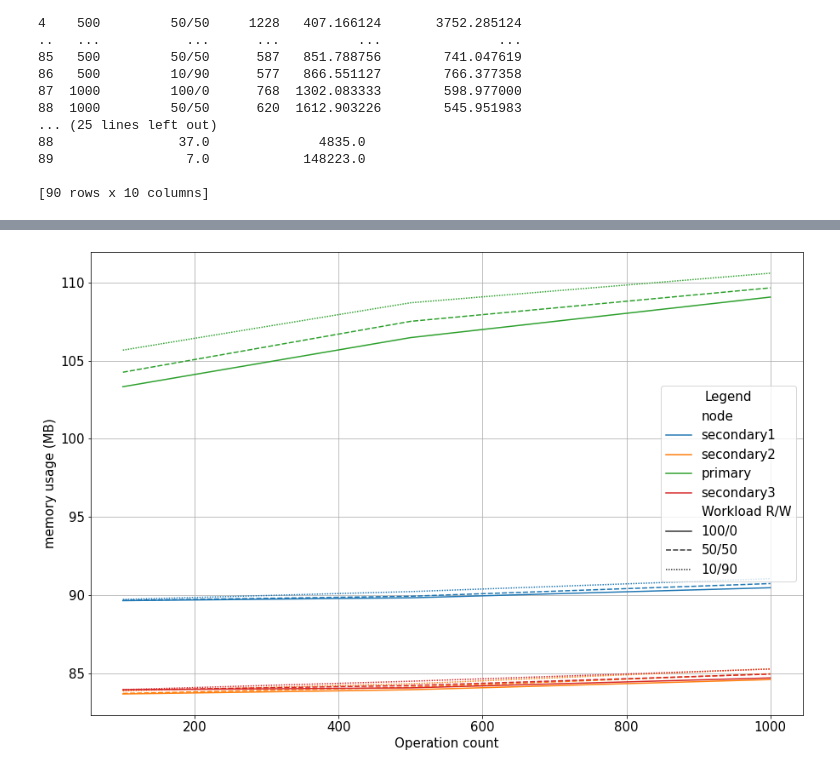
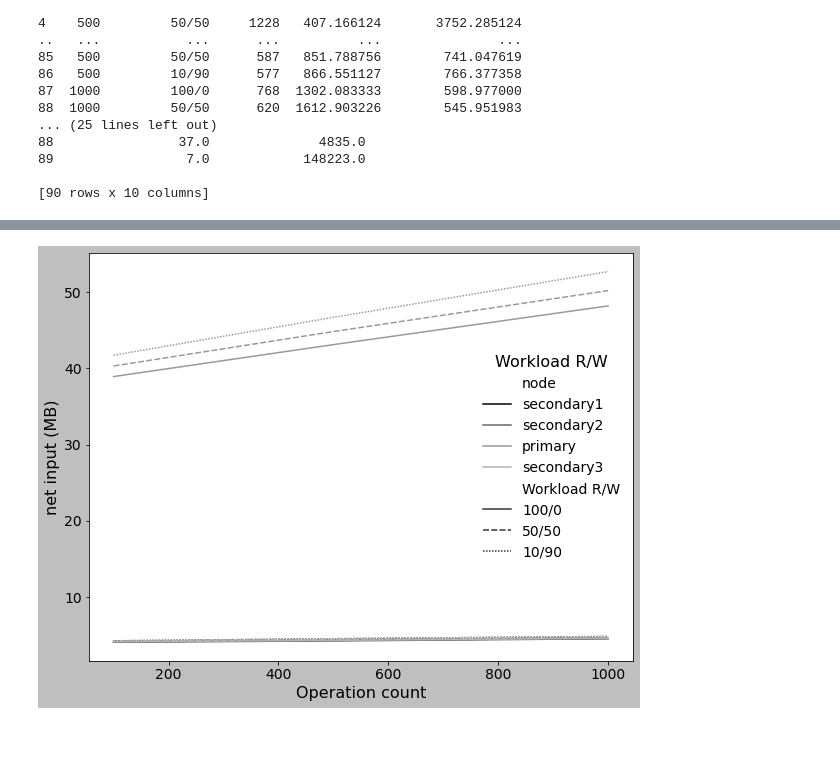
Before and after one commit to RevenMyst/LOG8430TP3, a Jupyter notebook: Resultats Mongo/stats.ipynb, the cells around one changed output, grey strips where cells are left out. Saved outputs shown, nothing was run; the diff lists cells and outputs as text; code cells hidden in the pictures; blank space fills up the shorter version.

Commit message:
graphs

```diff
--- a/Resultats Mongo/stats.ipynb
+++ b/Resultats Mongo/stats.ipynb
@@ -176,6 +192,10 @@ df.replace('1_0', '100/0', inplace=True)
 df.replace('50_50', '50/50', inplace=True)
 df.replace('10_90', '10/90', inplace=True)
 
+# divide net_input adn out_put by 1024 to get MB
+df['net_input'] = df['net_input'].astype(float)/1024
+df['net_output'] = df['net_output'].astype(float)/1024
+
 print(len(df))
 
 print(df)
@@ -198,2 +218,19 @@ print(df)
 
 [360 rows x 8 columns]
+# %%
+plt.rc('font', **font)
+plt.rcParams['figure.figsize'] = [3.25*3, 2.5*3] # set figure size in inches
+plt.rcParams['font.size'] = 16 # set font size for labels
+plt.rcParams['axes.labelsize'] = 16 # set font size for axis labels
+plt.rcParams['xtick.labelsize'] = 14 # set font size for x-axis tick labels
+plt.rcParams['ytick.labelsize'] = 14 # set font size for y-axis tick labels
+plt.rcParams['legend.fontsize'] = 14 # set font size for legend
+plt.rcParams['legend.frameon'] = False # turn off legend frame
+plt.rcParams['savefig.dpi'] = 300
+plt.style.use('grayscale')
+fig, ax = plt.subplots(figsize=(3.25*3, 2.5*3))
+ax = sns.lineplot( ax = ax,x='size', y='cpu',style='Workload R/W', data=df[df["Workload R/W"] == "100/0"], ci=99)
+ax.set(xlabel="Operation count", ylabel='CPU usage (%)')
+plt.legend(title='Legend', loc='best')
+#plt.grid()  #just add this
+plt.show()
@@ -200,9 +239,9 @@ print(df)
 # %%
-fig, ax = plt.subplots(figsize=(15,10))
-ax = sns.lineplot( ax = ax,x='size', y='memory_usage', hue="node",style='Workload R/W', data=df, ci=None)
-ax.set(xlabel="Operation count", ylabel='memory usage (MB)')
-plt.legend(title='Legend', loc='right')
-plt.grid()  #just add this
+fig, ax = plt.subplots(figsize=(3.25*3, 2.5*3))
+ax = sns.lineplot( ax = ax,x='size', y='net_input', style='Workload R/W', hue="node", data=df, ci=None)
+ax.set(xlabel="Operation count", ylabel='net input (MB)')
+plt.legend(title='Workload R/W', loc='best')
+#plt.grid()  #just add this
 plt.show()
 # %% [output]
-[figure, old version]
+[figure, new version]
```
Also changed, not shown: parts of 13 cells of this notebook, 21 other files.
